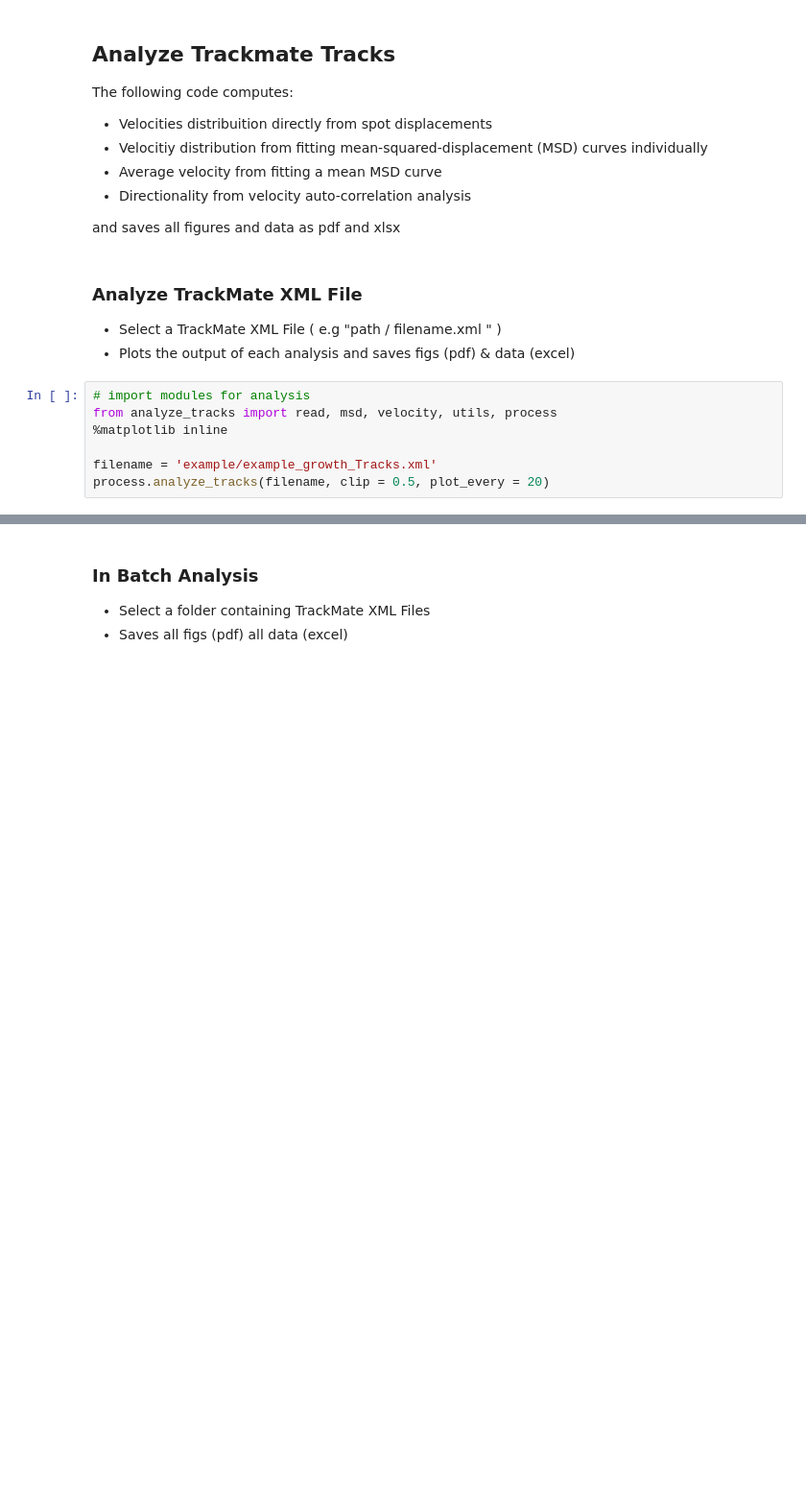
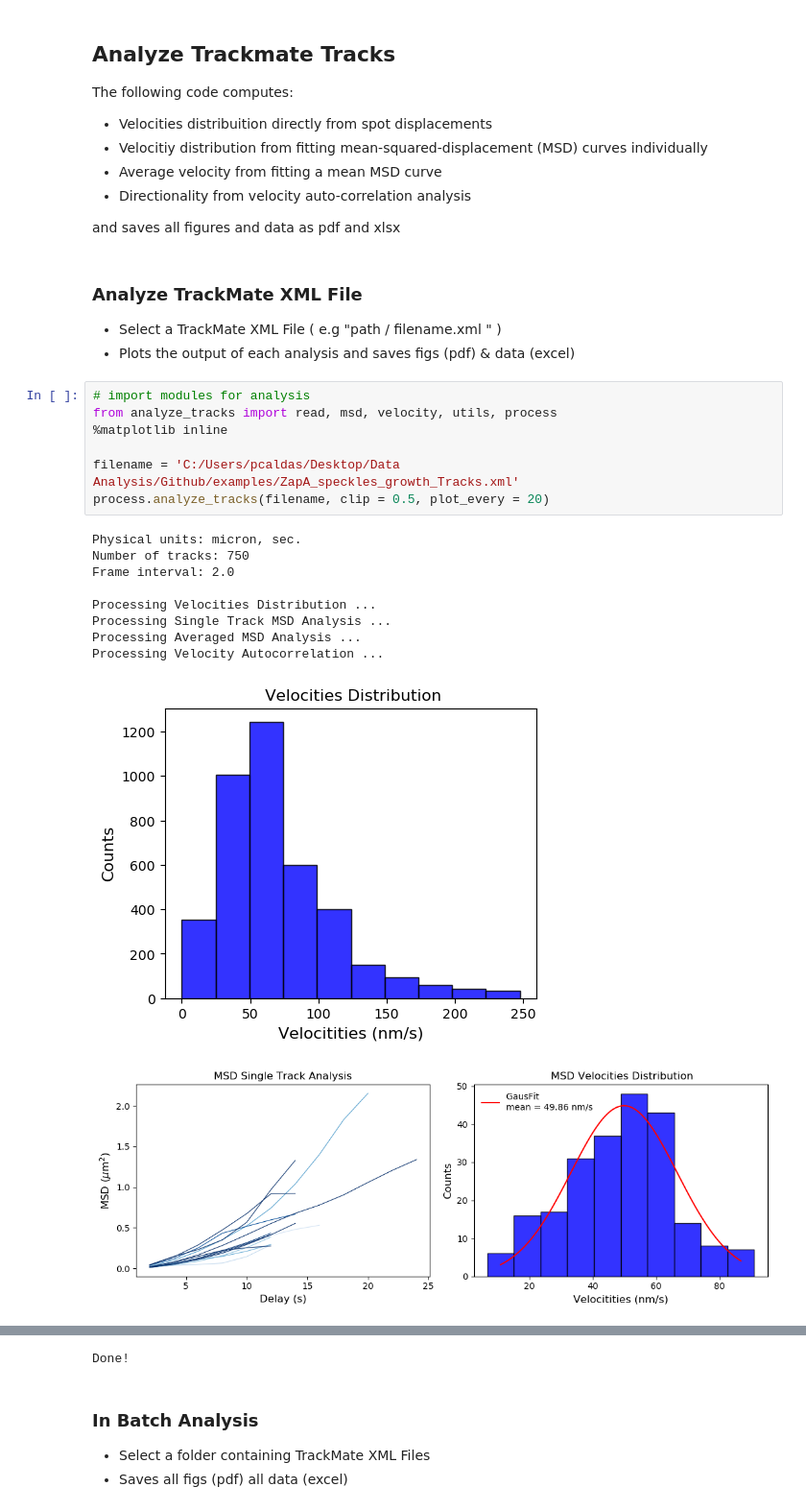
Before and after one commit to paulocaldas/Treadmilling-Speed-Analysis, a Jupyter notebook: tracking_analysis/analyze_tracks.ipynb, the cells around one changed output, grey strips where cells are left out. Shown at 96% size. Drawn from its saved outputs; the diff is of its cells as text; blank space fills up the shorter version.

```diff
--- a/tracking_analysis/analyze_tracks.ipynb
+++ b/tracking_analysis/analyze_tracks.ipynb
@@ -14,7 +14,18 @@ and saves all figures and data as pdf and xlsx
 # %%
 # import modules for analysis
 from analyze_tracks import read, msd, velocity, utils, process
 %matplotlib inline
 
-filename = 'example/example_growth_Tracks.xml'
+filename = 'C:/Users/pcaldas/Desktop/Data Analysis/Github/examples/ZapA_speckles_growth_Tracks.xml'
 process.analyze_tracks(filename, clip = 0.5, plot_every = 20)
+# %% [output]
+Physical units: micron, sec.
+Number of tracks: 750
+Frame interval: 2.0
+
+Processing Velocities Distribution ...
+Processing Single Track MSD Analysis ...
+Processing Averaged MSD Analysis ...
+Processing Velocity Autocorrelation ...
+[figure, added]
+[figure, added]
@@ -21,3 +34,4 @@ process.analyze_tracks(filename, clip = 0.5, plot_every = 20)
+Done!
 # %% [markdown]
 ### In Batch Analysis
  * Select a folder containing TrackMate XML Files
```
Also changed, not shown: parts of 2 cells of this notebook, 2 other files.
